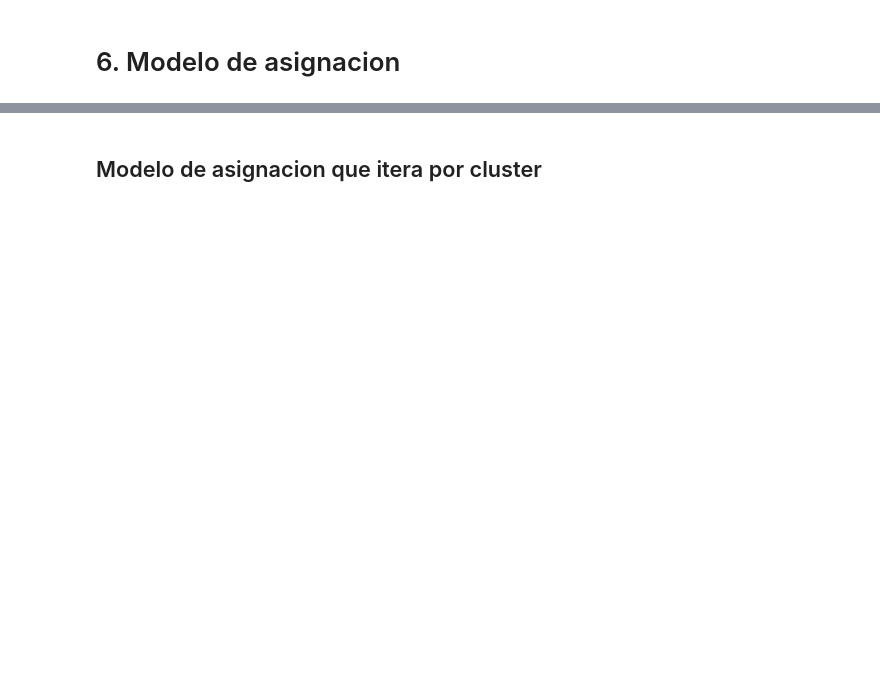
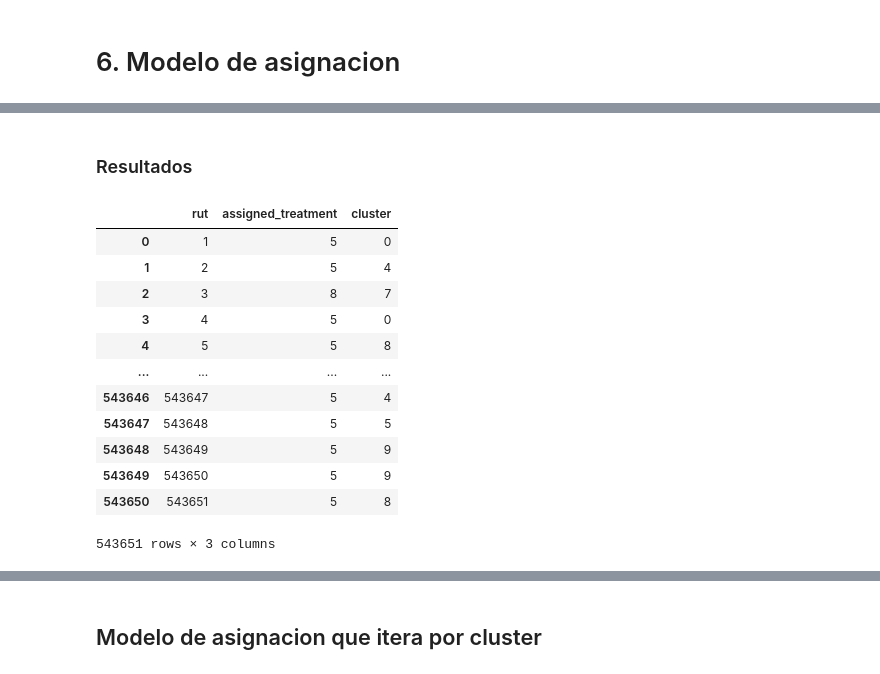
Before and after one commit to JosepVargasf/capstone_g11_2024-2, a Jupyter notebook: Procesamiento de datos/procesamiento.ipynb, the cells around one changed output, grey strips where cells are left out. Saved outputs shown, nothing was run; the diff lists cells and outputs as text; code cells hidden in the pictures; blank space fills up the shorter version.

```diff
--- a/Procesamiento de datos/procesamiento.ipynb
+++ b/Procesamiento de datos/procesamiento.ipynb
@@ -862,0 +819,36 @@ Treatment 3: 11 times
+# %% [markdown]
+### Resultados
+# %%
+# Suponiendo que 'variables' es un diccionario de diccionarios donde variables[i][t] es una variable Gurobi
+# y que 'df_rut_info' contiene las columnas 'rut' y 'categoria_clusterizacion_numerica'
+
+# Extraer las columnas necesarias como arrays para acceso más rápido
+ruts = df_rut_info['rut'].values
+clusters = df_rut_info['categoria_clusterizacion_numerica'].values
+
+# Crear una lista de tuplas con las asignaciones utilizando list comprehension
+asignaciones = [
+    (ruts[i], t + 1, clusters[i])
+    for i, t_dict in variables.items()
+    for t, var in t_dict.items()
+    if var.X > 0.5
+]
+
+# Convertir la lista de tuplas en un DataFrame
+df_asignaciones = pd.DataFrame(asignaciones, columns=['rut', 'assigned_treatment', 'cluster'])
+
+df_asignaciones
+# %% [output]
+|  | rut | assigned_treatment | cluster |
+| 0 | 1 | 5 | 0 |
+| 1 | 2 | 5 | 4 |
+| 2 | 3 | 8 | 7 |
+| 3 | 4 | 5 | 0 |
+| 4 | 5 | 5 | 8 |
+| ... | ... | ... | ... |
+| 543646 | 543647 | 5 | 4 |
+| 543647 | 543648 | 5 | 5 |
+| 543648 | 543649 | 5 | 9 |
+| 543649 | 543650 | 5 | 9 |
+| 543650 | 543651 | 5 | 8 |
+543651 rows × 3 columns
```
Also changed, not shown: parts of 33 cells of this notebook, 1 other file.
